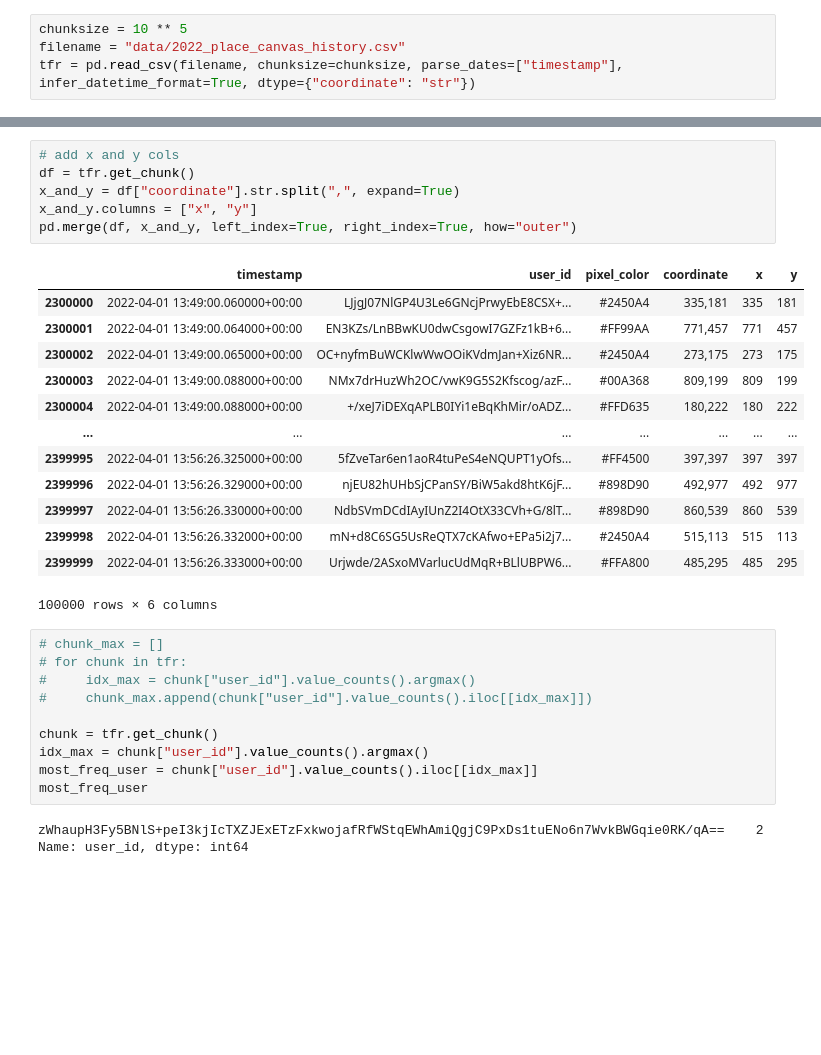
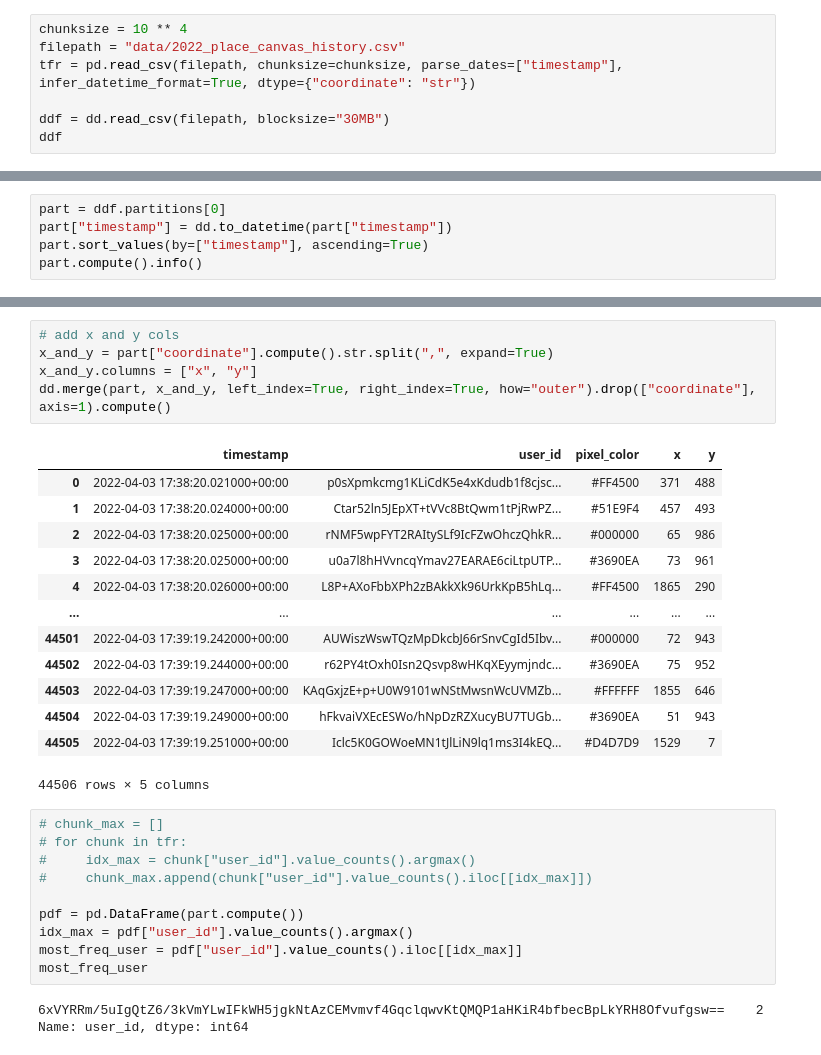
Before and after one commit to gabeklavans/place-analysis, a Jupyter notebook: scratch.ipynb, the cells around one changed output, grey strips where cells are left out. Saved outputs shown, nothing was run; the diff lists cells and outputs as text; blank space fills up the shorter version.

```diff
--- a/scratch.ipynb
+++ b/scratch.ipynb
@@ -3,4 +8,7 @@ import pandas as pd
 # %%
-chunksize = 10 ** 5
-filename = "data/2022_place_canvas_history.csv"
-tfr = pd.read_csv(filename, chunksize=chunksize, parse_dates=["timestamp"], infer_datetime_format=True, dtype={"coordinate": "str"})
+chunksize = 10 ** 4
+filepath = "data/2022_place_canvas_history.csv"
+tfr = pd.read_csv(filepath, chunksize=chunksize, parse_dates=["timestamp"], infer_datetime_format=True, dtype={"coordinate": "str"})
+
+ddf = dd.read_csv(filepath, blocksize="30MB")
+ddf
@@ -6,0 +25,5 @@ tfr = pd.read_csv(filename, chunksize=chunksize, parse_dates=["timestamp"], infe
+# %%
+part = ddf.partitions[0]
+part["timestamp"] = dd.to_datetime(part["timestamp"])
+part.sort_values(by=["timestamp"], ascending=True)
+part.compute().info()
@@ -21,33 +64,32 @@ memory usage: 3.1+ MB
 # %%
 # add x and y cols
-df = tfr.get_chunk()
-x_and_y = df["coordinate"].str.split(",", expand=True)
+x_and_y = part["coordinate"].compute().str.split(",", expand=True)
 x_and_y.columns = ["x", "y"]
-pd.merge(df, x_and_y, left_index=True, right_index=True, how="outer")
+dd.merge(part, x_and_y, left_index=True, right_index=True, how="outer").drop(["coordinate"], axis=1).compute()
 # %% [output]
-|  | timestamp | user_id | pixel_color | coordinate | x | y |
-| 2300000 | 2022-04-01 13:49:00.060000+00:00 | LJjgJ07NlGP4U3Le6GNcjPrwyEbE8CSX+... | #2450A4 | 335,181 | 335 | 181 |
-| 2300001 | 2022-04-01 13:49:00.064000+00:00 | EN3KZs/LnBBwKU0dwCsgowI7GZFz1kB+6... | #FF99AA | 771,457 | 771 | 457 |
-| 2300002 | 2022-04-01 13:49:00.065000+00:00 | OC+nyfmBuWCKlwWwOOiKVdmJan+Xiz6NR... | #2450A4 | 273,175 | 273 | 175 |
-| 2300003 | 2022-04-01 13:49:00.088000+00:00 | NMx7drHuzWh2OC/vwK9G5S2Kfscog/azF... | #00A368 | 809,199 | 809 | 199 |
-| 2300004 | 2022-04-01 13:49:00.088000+00:00 | +/xeJ7iDEXqAPLB0IYi1eBqKhMir/oADZ... | #FFD635 | 180,222 | 180 | 222 |
-| ... | ... | ... | ... | ... | ... | ... |
-| 2399995 | 2022-04-01 13:56:26.325000+00:00 | 5fZveTar6en1aoR4tuPeS4eNQUPT1yOfs... | #FF4500 | 397,397 | 397 | 397 |
-| 2399996 | 2022-04-01 13:56:26.329000+00:00 | njEU82hUHbSjCPanSY/BiW5akd8htK6jF... | #898D90 | 492,977 | 492 | 977 |
-| 2399997 | 2022-04-01 13:56:26.330000+00:00 | NdbSVmDCdIAyIUnZ2I4OtX33CVh+G/8lT... | #898D90 | 860,539 | 860 | 539 |
-| 2399998 | 2022-04-01 13:56:26.332000+00:00 | mN+d8C6SG5UsReQTX7cKAfwo+EPa5i2j7... | #2450A4 | 515,113 | 515 | 113 |
-| 2399999 | 2022-04-01 13:56:26.333000+00:00 | Urjwde/2ASxoMVarlucUdMqR+BLlUBPW6... | #FFA800 | 485,295 | 485 | 295 |
+|  | timestamp | user_id | pixel_color | x | y |
+| 0 | 2022-04-03 17:38:20.021000+00:00 | p0sXpmkcmg1KLiCdK5e4xKdudb1f8cjsc... | #FF4500 | 371 | 488 |
+| 1 | 2022-04-03 17:38:20.024000+00:00 | Ctar52ln5JEpXT+tVVc8BtQwm1tPjRwPZ... | #51E9F4 | 457 | 493 |
+| 2 | 2022-04-03 17:38:20.025000+00:00 | rNMF5wpFYT2RAItySLf9IcFZwOhczQhkR... | #000000 | 65 | 986 |
+| 3 | 2022-04-03 17:38:20.025000+00:00 | u0a7l8hHVvncqYmav27EARAE6ciLtpUTP... | #3690EA | 73 | 961 |
+| 4 | 2022-04-03 17:38:20.026000+00:00 | L8P+AXoFbbXPh2zBAkkXk96UrkKpB5hLq... | #FF4500 | 1865 | 290 |
+| ... | ... | ... | ... | ... | ... |
+| 44501 | 2022-04-03 17:39:19.242000+00:00 | AUWiszWswTQzMpDkcbJ66rSnvCgId5Ibv... | #000000 | 72 | 943 |
+| 44502 | 2022-04-03 17:39:19.244000+00:00 | r62PY4tOxh0Isn2Qsvp8wHKqXEyymjndc... | #3690EA | 75 | 952 |
+| 44503 | 2022-04-03 17:39:19.247000+00:00 | KAqGxjzE+p+U0W9101wNStMwsnWcUVMZb... | #FFFFFF | 1855 | 646 |
+| 44504 | 2022-04-03 17:39:19.249000+00:00 | hFkvaiVXEcESWo/hNpDzRZXucyBU7TUGb... | #3690EA | 51 | 943 |
+| 44505 | 2022-04-03 17:39:19.251000+00:00 | Iclc5K0GOWoeMN1tJlLiN9lq1ms3I4kEQ... | #D4D7D9 | 1529 | 7 |
-100000 rows × 6 columns
+44506 rows × 5 columns
 # %%
 # chunk_max = []
 # for chunk in tfr:
 #     idx_max = chunk["user_id"].value_counts().argmax()
 #     chunk_max.append(chunk["user_id"].value_counts().iloc[[idx_max]])
 
-chunk = tfr.get_chunk()
-idx_max = chunk["user_id"].value_counts().argmax()
-most_freq_user = chunk["user_id"].value_counts().iloc[[idx_max]]
+pdf = pd.DataFrame(part.compute())
+idx_max = pdf["user_id"].value_counts().argmax()
+most_freq_user = pdf["user_id"].value_counts().iloc[[idx_max]]
 most_freq_user
 # %% [output]
-zWhaupH3Fy5BNlS+peI3kjIcTXZJExETzFxkwojafRfWStqEWhAmiQgjC9PxDs1tuENo6n7WvkBWGqie0RK/qA==    2
+6xVYRRm/5uIgQtZ6/3kVmYLwIFkWH5jgkNtAzCEMvmvf4GqclqwvKtQMQP1aHKiR4bfbecBpLkYRH8Ofvufgsw==    2
 Name: user_id, dtype: int64
```
Also changed, not shown: parts of 11 cells of this notebook, 2 other files.
